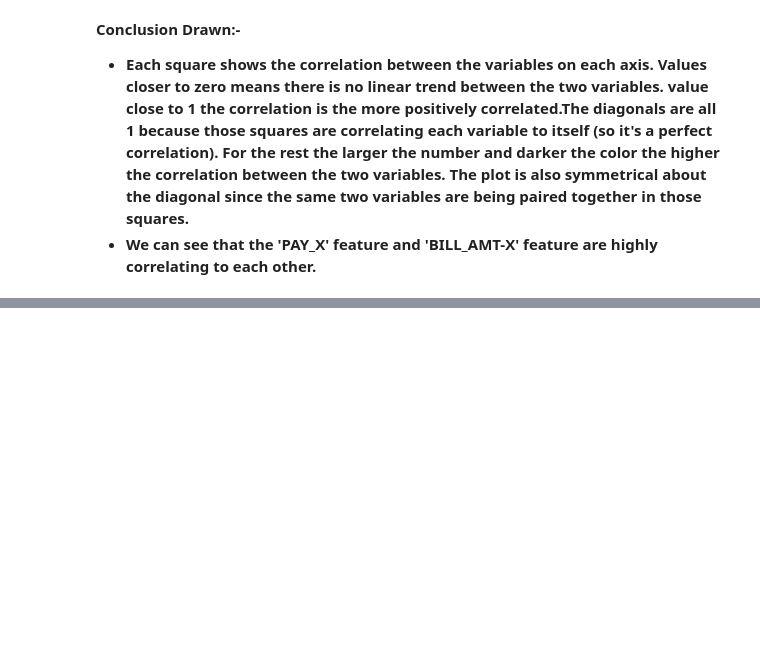
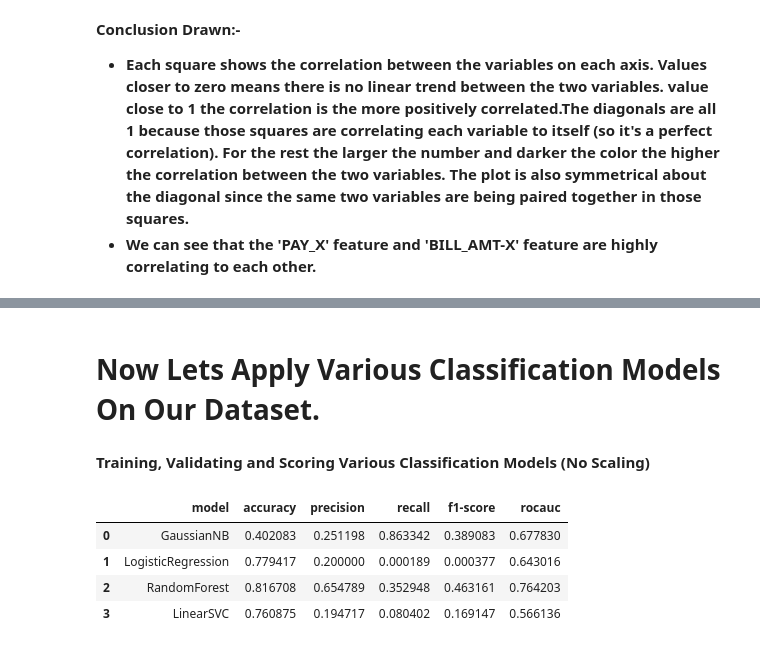
Before and after one commit to Adityasingh3008/CREDIT-CARD-DEFAULT-PREDICTION, a Jupyter notebook: Individual_Notebook_Credit_Card_Default_Prediction_(Capstone_Project_3).ipynb, the cells around one changed output, grey strips where cells are left out. Saved outputs shown, nothing was run; the diff lists cells and outputs as text; code cells hidden in the pictures; blank space fills up the shorter version.

```diff
--- a/Individual_Notebook_Credit_Card_Default_Prediction_(Capstone_Project_3).ipynb
+++ b/Individual_Notebook_Credit_Card_Default_Prediction_(Capstone_Project_3).ipynb
@@ -753,0 +826,58 @@ sns.heatmap(abs(corr),annot = True,cmap = 'mako',annot_kws = {'size':10})
+# %% [markdown]
+# **Now Lets Apply Various Classification Models On Our Dataset.**
+# %% [markdown]
+**Training, Validating and Scoring Various Classification Models (No Scaling)**
+# %%
+# Various classification models performance evaluation
+
+# to give model baseline report with cross-validation in dataframe
+def baseline_report_cv_(model, X, y, n_splits, name):
+
+# Splitting the data into 80% training/validation data and 20% testing data
+    X_train_val, X_test, y_train_val, y_test = train_test_split(X, y, test_size=0.2, random_state=69)
+
+# Creating a shuffled kfold of 5
+
+    cv = KFold(n_splits=5, shuffle=True, random_state=1000)
+
+    accuracy     = np.mean(cross_val_score(model, X_train_val, y_train_val,cv=cv, scoring='accuracy'))
+    precision    = np.mean(cross_val_score(model, X_train_val, y_train_val,cv=cv, scoring='precision'))
+    recall       = np.mean(cross_val_score(model, X_train_val, y_train_val,cv=cv, scoring='recall'))
+    f1score      = np.mean(cross_val_score(model, X_train_val, y_train_val,cv=cv, scoring='f1'))
+    rocauc       = np.mean(cross_val_score(model, X_train_val, y_train_val,cv=cv, scoring='roc_auc'))
+    df_model = pd.DataFrame({'model'        : [name],
+                             'accuracy'     : [accuracy],
+                             'precision'    : [precision],
+                             'recall'       : [recall],
+                             'f1-score'     : [f1score],
+                             'rocauc'       : [rocauc]})
+    return df_model
+
+# to evaluate baseline models
+gnb = GaussianNB()
+logit = LogisticRegression()
+randomforest = RandomForestClassifier()
+linearsvc = LinearSVC()
+
+# Scaling the inputs into model
+# Separate data into X and Y components
+X = dataset.iloc[:,:-1]
+y = dataset.iloc[:,-1:]
+
+# to concat all models
+df_models = pd.concat([baseline_report_cv_(gnb, X, y, 5, 'GaussianNB'),
+                       baseline_report_cv_(logit, X, y, 5, 'LogisticRegression'),
+                       baseline_report_cv_(randomforest, X, y, 5, 'RandomForest'),
+                       baseline_report_cv_(linearsvc, X, y, 5, 'LinearSVC')
+                       ], axis=0).reset_index()
+
+
+
+df_models_no_scale = df_models.drop('index', axis=1)
+df_models_no_scale
+# %% [output]
+|  | model | accuracy | precision | recall | f1-score | rocauc |
+| 0 | GaussianNB | 0.402083 | 0.251198 | 0.863342 | 0.389083 | 0.677830 |
+| 1 | LogisticRegression | 0.779417 | 0.200000 | 0.000189 | 0.000377 | 0.643016 |
+| 2 | RandomForest | 0.816708 | 0.654789 | 0.352948 | 0.463161 | 0.764203 |
+| 3 | LinearSVC | 0.760875 | 0.194717 | 0.080402 | 0.169147 | 0.566136 |
```
Also changed, not shown: parts of 28 cells of this notebook.
